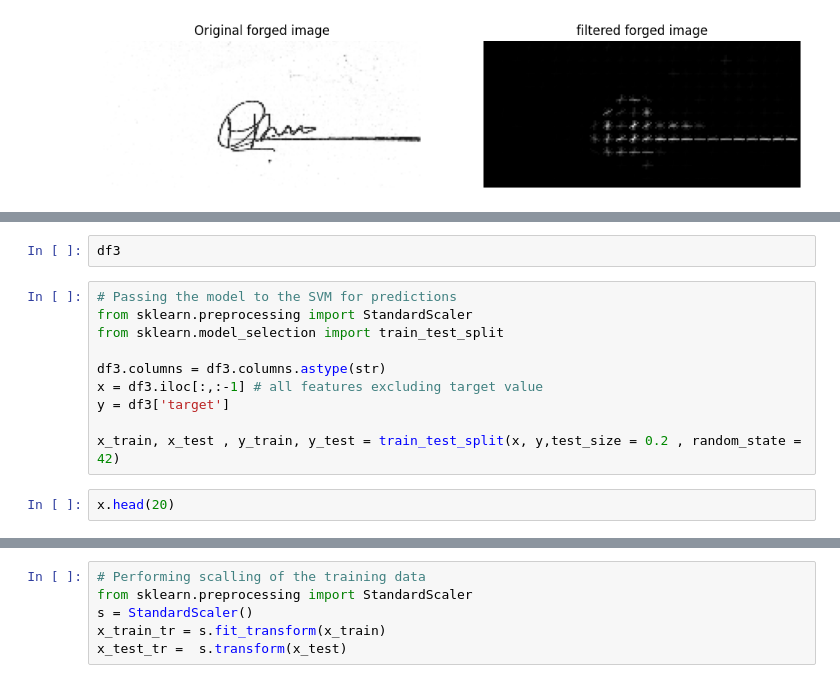
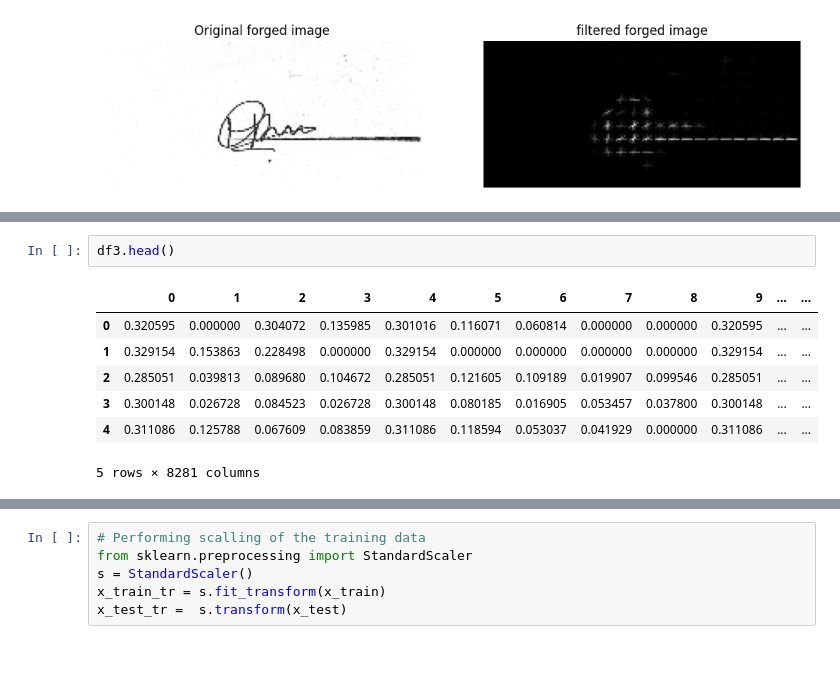
Before and after one commit to syedawaisr/Machine-Learning-End-to-End-Projects, a Jupyter notebook: Signature-Verification-Project/Notebooks/Project02.ipynb, the cells around one changed output, grey strips where cells are left out. Drawn from its saved outputs; the diff is of its cells as text; blank space fills up the shorter version.

```diff
--- a/Signature-Verification-Project/Notebooks/Project02.ipynb
+++ b/Signature-Verification-Project/Notebooks/Project02.ipynb
@@ -396,14 +469,10 @@ print(classification_report(y_test, predictions))
 # %%
-df3
+df3.head()
+# %% [output]
+|  | 0 | 1 | 2 | 3 | 4 | 5 | 6 | 7 | 8 | 9 | ... | ... |
+| 0 | 0.320595 | 0.000000 | 0.304072 | 0.135985 | 0.301016 | 0.116071 | 0.060814 | 0.000000 | 0.000000 | 0.320595 | ... | ... |
+| 1 | 0.329154 | 0.153863 | 0.228498 | 0.000000 | 0.329154 | 0.000000 | 0.000000 | 0.000000 | 0.000000 | 0.329154 | ... | ... |
+| 2 | 0.285051 | 0.039813 | 0.089680 | 0.104672 | 0.285051 | 0.121605 | 0.109189 | 0.019907 | 0.099546 | 0.285051 | ... | ... |
+| 3 | 0.300148 | 0.026728 | 0.084523 | 0.026728 | 0.300148 | 0.080185 | 0.016905 | 0.053457 | 0.037800 | 0.300148 | ... | ... |
+| 4 | 0.311086 | 0.125788 | 0.067609 | 0.083859 | 0.311086 | 0.118594 | 0.053037 | 0.041929 | 0.000000 | 0.311086 | ... | ... |
+5 rows × 8281 columns
-# %%
-# Passing the model to the SVM for predictions
-from sklearn.preprocessing import StandardScaler
-from sklearn.model_selection import train_test_split
-
-df3.columns = df3.columns.astype(str)
-x = df3.iloc[:,:-1] # all features excluding target value
-y = df3['target']
-
-x_train, x_test , y_train, y_test = train_test_split(x, y,test_size = 0.2 , random_state = 42)
-# %%
-x.head(20)
```
Also changed, not shown: parts of 37 cells of this notebook, 4 other files.
